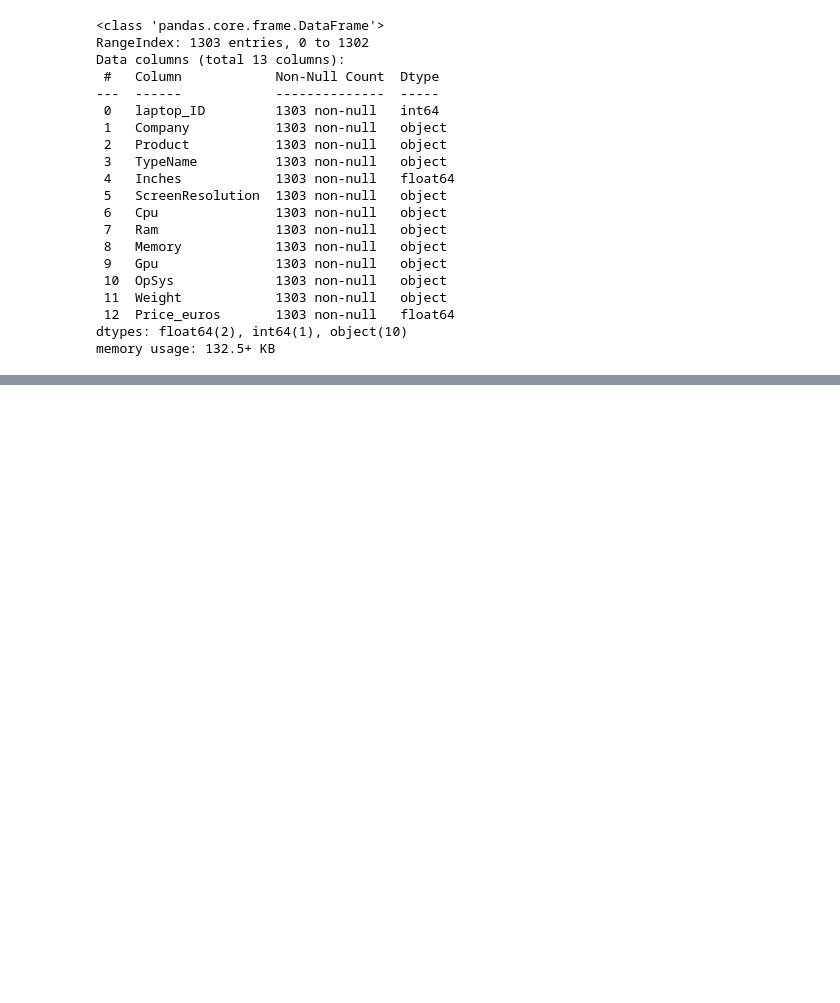
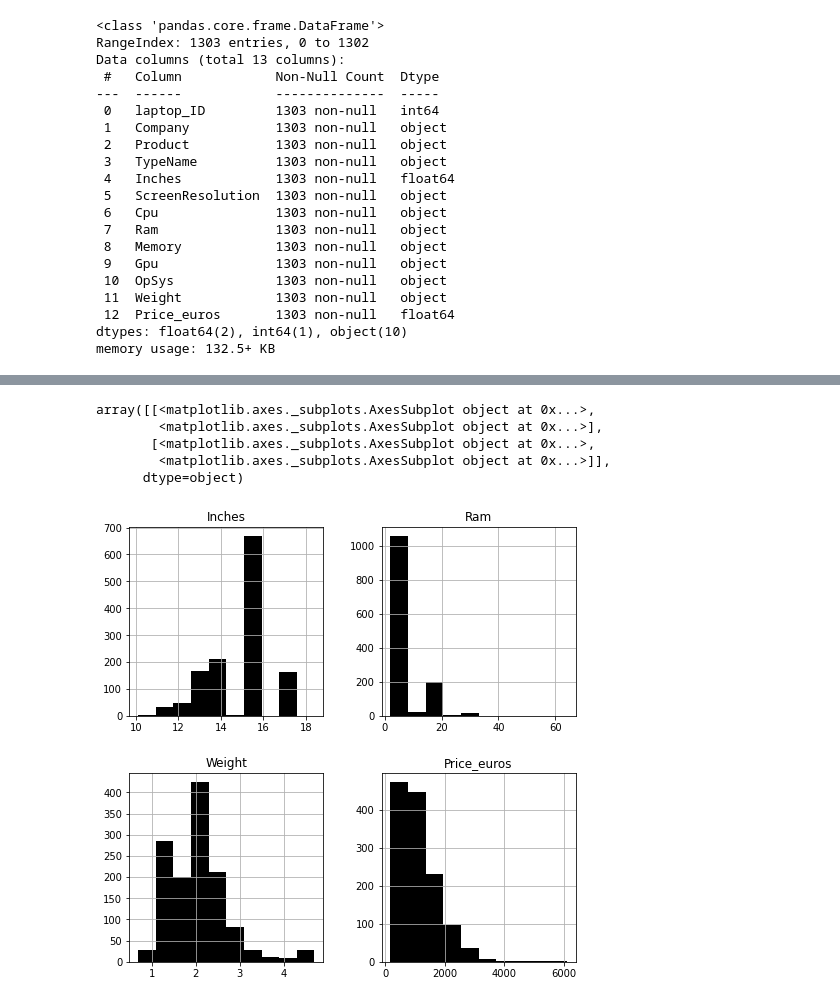
Before and after one commit to Preeti27092000/laptop_price_linear_regression, a Jupyter notebook: laptop_price.ipynb, the cells around one changed output, grey strips where cells are left out. Saved outputs shown, nothing was run; the diff lists cells and outputs as text; code cells hidden in the pictures; blank space fills up the shorter version.

```diff
--- a/laptop_price.ipynb
+++ b/laptop_price.ipynb
@@ -55,3 +62,13 @@ Data columns (total 13 columns):
  12  Price_euros       1303 non-null   float64
 dtypes: float64(2), int64(1), object(10)
 memory usage: 132.5+ KB
+# %%
+l = []
+for i in df['Weight']:
+  a = i[:-2]
+  l.append(a)
+
+print(l)
+
+df['Weight'] = l
+df.head()
@@ -57,0 +83,8 @@ memory usage: 132.5+ KB
+# %%
+l1 = []
+for i in df['Ram']:
+  a1 = i[:-2]
+  l1.append(a1)
+
+df["Ram"] = l1
+df.head()
@@ -57,0 +200,3 @@ memory usage: 132.5+ KB
+# %%
+df[['Ram']] = df[['Ram']].astype(float)
+df.info()
@@ -57,0 +224,3 @@ memory usage: 132.5+ KB
+# %%
+df[['Weight']] = df[['Weight']].astype(float)
+df.info()
@@ -76,0 +250,10 @@ sns.
+# %%
+plt.rcParams['figure.figsize'] = [8,8]
+df.drop('laptop_ID',axis = 1).hist(color = 'black')
+# %% [output]
+array([[<matplotlib.axes._subplots.AxesSubplot object at 0x...>,
+        <matplotlib.axes._subplots.AxesSubplot object at 0x...>],
+       [<matplotlib.axes._subplots.AxesSubplot object at 0x...>,
+        <matplotlib.axes._subplots.AxesSubplot object at 0x...>]],
+      dtype=object)
+[figure, added]
```
Also changed, not shown: parts of 20 cells of this notebook.
